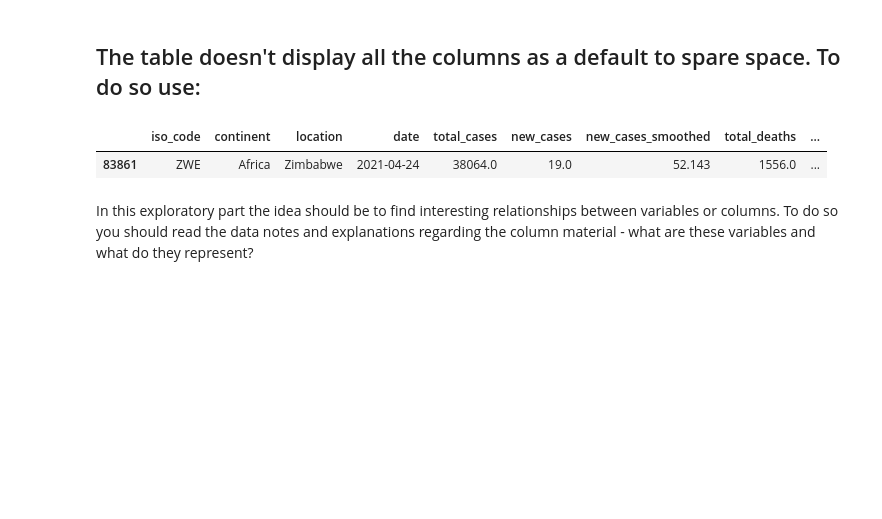
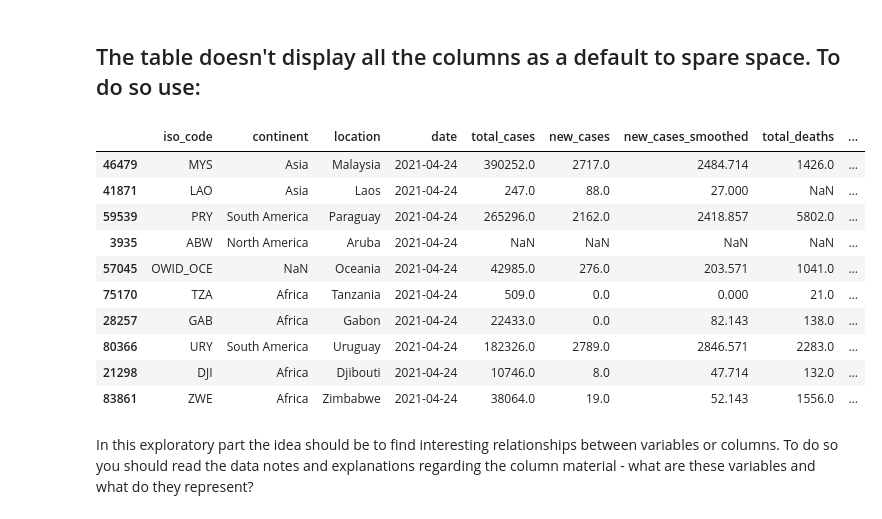
Before and after one commit to shuang1330/aiHackCovid, a Jupyter notebook: nb_versions/trifecta_notebooks/first.ipynb, the cells around one changed output. Saved outputs shown, nothing was run; the diff lists cells and outputs as text; code cells hidden in the pictures; blank space fills up the shorter version.

```diff
--- a/nb_versions/trifecta_notebooks/first.ipynb
+++ b/nb_versions/trifecta_notebooks/first.ipynb
@@ -7,7 +7,7 @@
 import os
 import pandas as pd
 
-owid_covid_data = pd.read_csv(r"/home/goncalo/Documents/cover/Illuminatti/hackathon/aiHackCovid/datasets/owid-covid-data.csv")
+owid_covid_data = pd.read_csv(r"../../data/owid-covid-data.csv")
 # %%
 # Checking table columns and datapoints
 owid_covid_data.info()
@@ -69,9 +78,18 @@ df.head(1)
 pd.set_option('display.max_columns', None)
 # %%
 # Tail will show the last 5 results - you can call it with an int argument like '10' to view the last 10 rows.
-df.tail(1)
+df.tail(10)
 # %% [output]
 |  | iso_code | continent | location | date | total_cases | new_cases | new_cases_smoothed | total_deaths | ... |
+| 46479 | MYS | Asia | Malaysia | 2021-04-24 | 390252.0 | 2717.0 | 2484.714 | 1426.0 | ... |
+| 41871 | LAO | Asia | Laos | 2021-04-24 | 247.0 | 88.0 | 27.000 | NaN | ... |
+| 59539 | PRY | South America | Paraguay | 2021-04-24 | 265296.0 | 2162.0 | 2418.857 | 5802.0 | ... |
+| 3935 | ABW | North America | Aruba | 2021-04-24 | NaN | NaN | NaN | NaN | ... |
+| 57045 | OWID_OCE | NaN | Oceania | 2021-04-24 | 42985.0 | 276.0 | 203.571 | 1041.0 | ... |
+| 75170 | TZA | Africa | Tanzania | 2021-04-24 | 509.0 | 0.0 | 0.000 | 21.0 | ... |
+| 28257 | GAB | Africa | Gabon | 2021-04-24 | 22433.0 | 0.0 | 82.143 | 138.0 | ... |
+| 80366 | URY | South America | Uruguay | 2021-04-24 | 182326.0 | 2789.0 | 2846.571 | 2283.0 | ... |
+| 21298 | DJI | Africa | Djibouti | 2021-04-24 | 10746.0 | 8.0 | 47.714 | 132.0 | ... |
 | 83861 | ZWE | Africa | Zimbabwe | 2021-04-24 | 38064.0 | 19.0 | 52.143 | 1556.0 | ... |
 # %% [markdown]
 In this exploratory part the idea should be to find interesting relationships between variables or columns. To do so you should read the data notes and explanations regarding the column material - what are these variables and what do they represent?
```
Also changed, not shown: parts of 1 cell of this notebook.
